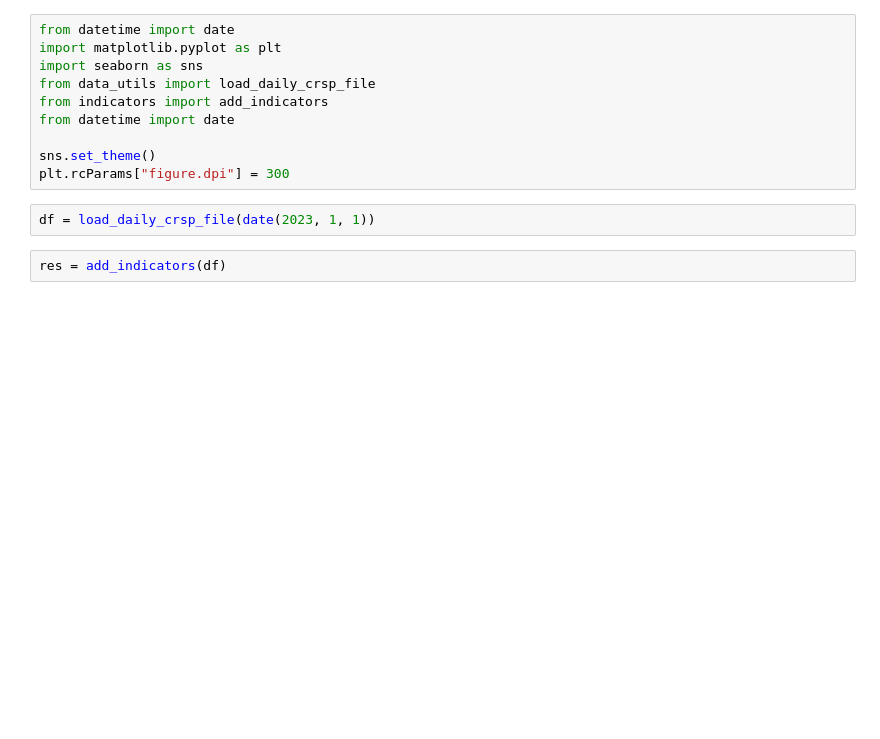
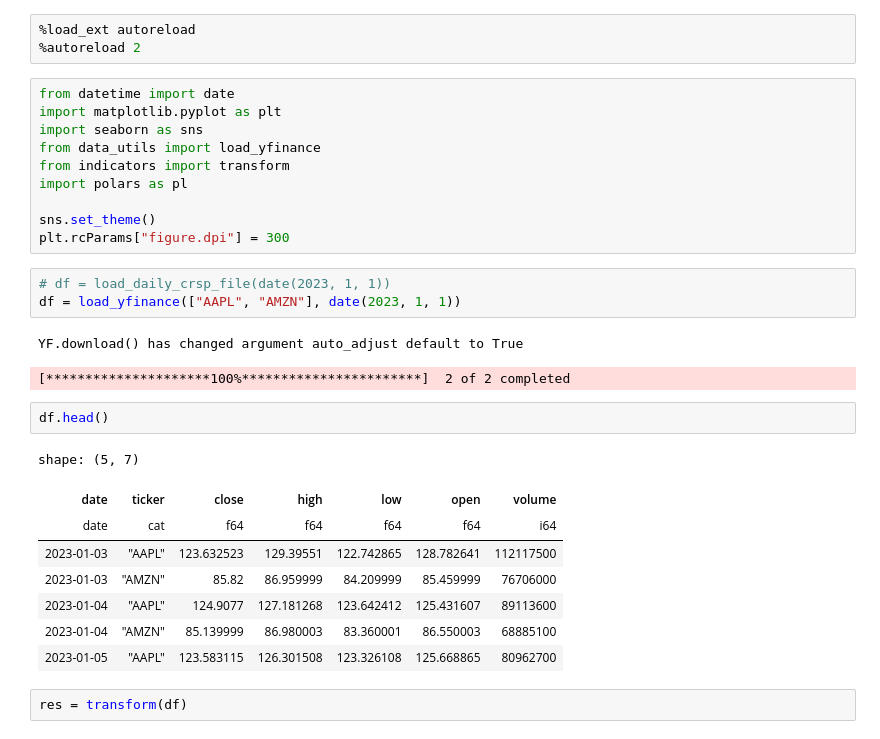
Before and after one commit to andrewhall1124/time-series-cnn, a Jupyter notebook: matthew_scratch.ipynb, the cells around one changed output. Drawn from its saved outputs; the diff is of its cells as text; blank space fills up the shorter version.

```diff
--- a/matthew_scratch.ipynb
+++ b/matthew_scratch.ipynb
@@ -1,17 +1,35 @@
+# %%
+%load_ext autoreload
+%autoreload 2
 # %%
 from datetime import date
 import matplotlib.pyplot as plt
 import seaborn as sns
-from data_utils import load_daily_crsp_file
-from indicators import add_indicators
-from datetime import date
+from data_utils import load_yfinance
+from indicators import transform
+import polars as pl
 
 sns.set_theme()
 plt.rcParams["figure.dpi"] = 300
 # %%
-df = load_daily_crsp_file(date(2023, 1, 1))
+# df = load_daily_crsp_file(date(2023, 1, 1))
+df = load_yfinance(["AAPL", "AMZN"], date(2023, 1, 1))
+# %% [output]
+YF.download() has changed argument auto_adjust default to True
+[*********************100%***********************]  2 of 2 completed
+# %%
+df.head()
+# %% [output]
+shape: (5, 7)
+| date | ticker | close | high | low | open | volume |
+| date | cat | f64 | f64 | f64 | f64 | i64 |
+| 2023-01-03 | "AAPL" | 123.632523 | 129.39551 | 122.742865 | 128.782641 | 112117500 |
+| 2023-01-03 | "AMZN" | 85.82 | 86.959999 | 84.209999 | 85.459999 | 76706000 |
+| 2023-01-04 | "AAPL" | 124.9077 | 127.181268 | 123.642412 | 125.431607 | 89113600 |
+| 2023-01-04 | "AMZN" | 85.139999 | 86.980003 | 83.360001 | 86.550003 | 68885100 |
+| 2023-01-05 | "AAPL" | 123.583115 | 126.301508 | 123.326108 | 125.668865 | 80962700 |
 # %%
-res = add_indicators(df)
+res = transform(df)
 # %%
 res.head()
 # %% [output]
```
Also changed, not shown: parts of 8 cells of this notebook, 2 other files.
